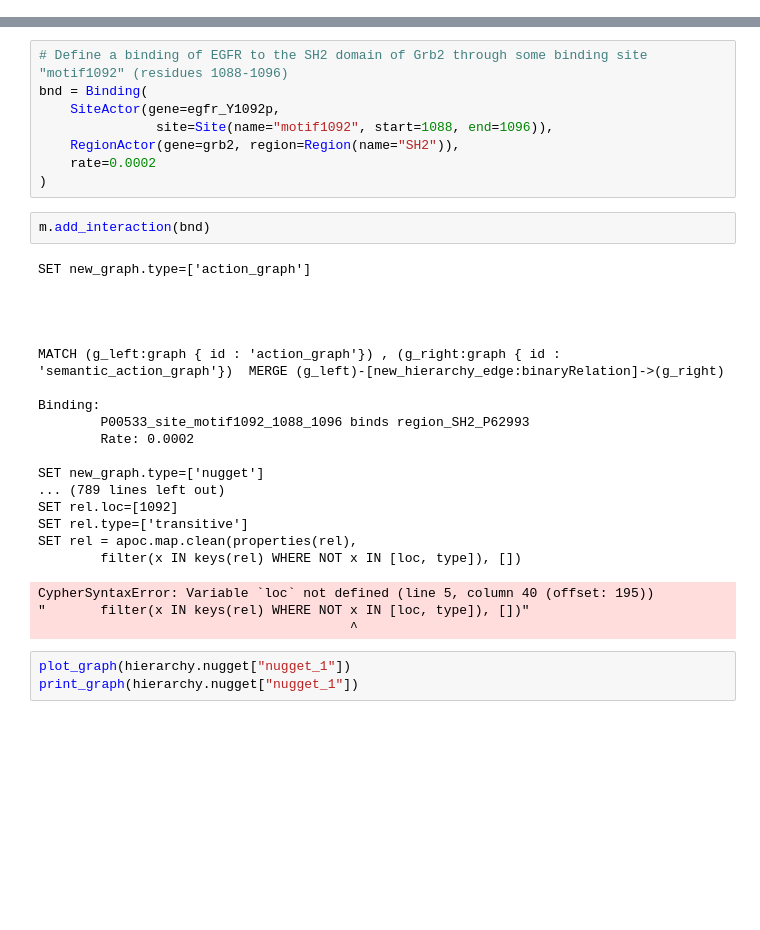
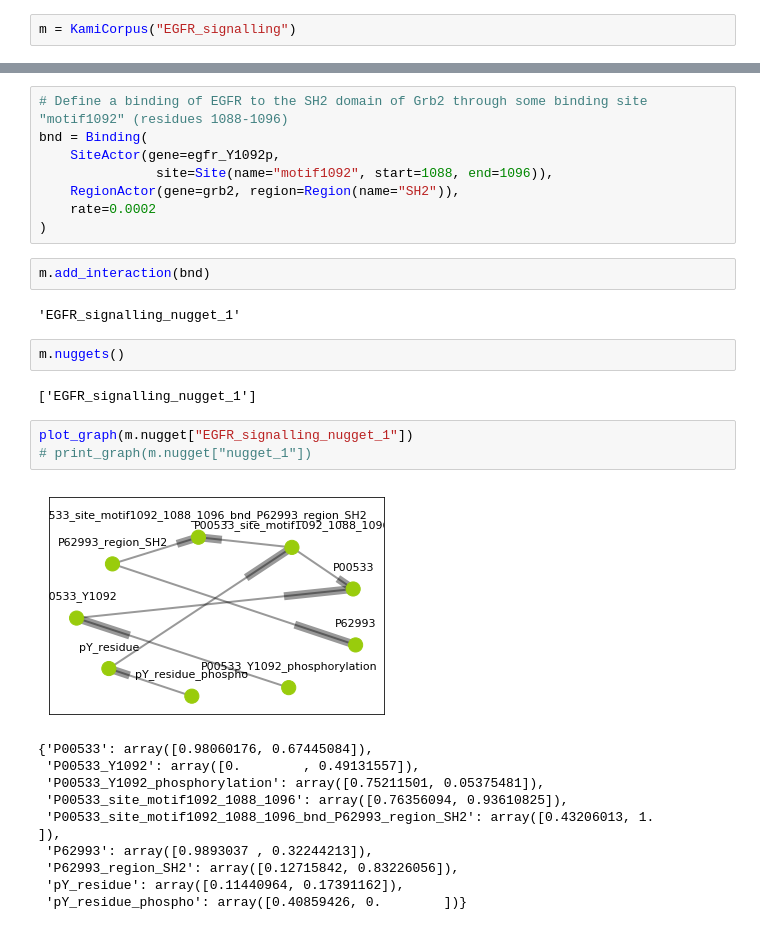
Before and after one commit to Kappa-Dev/KAMI, a Jupyter notebook: examples/KAMI_interactions.ipynb, the cells around one changed output, grey strips where cells are left out. Saved outputs shown, nothing was run; the diff lists cells and outputs as text; blank space fills up the shorter version.

```diff
--- a/examples/KAMI_interactions.ipynb
+++ b/examples/KAMI_interactions.ipynb
@@ -27,3 +4,5 @@ SET typ_phosphorylation_state.tmp=['true']
+# %%
+m = KamiCorpus("EGFR_signalling")
 # %%
 # Define a gene EGFR with phosphorylated residue Y1092
 egfr_Y1092p = Gene(
@@ -48,26 +27,22 @@ bnd = Binding(
 # %%
 m.add_interaction(bnd)
 # %% [output]
-SET new_graph.type=['action_graph']
-
-
-
-
-MATCH (g_left:graph { id : 'action_graph'}) , (g_right:graph { id : 'semantic_action_graph'})  MERGE (g_left)-[new_hierarchy_edge:binaryRelation]->(g_right)
-
-Binding:
-        P00533_site_motif1092_1088_1096 binds region_SH2_P62993
-        Rate: 0.0002
-
-SET new_graph.type=['nugget']
-... (789 lines left out)
-SET rel.loc=[1092]
-SET rel.type=['transitive']
-SET rel = apoc.map.clean(properties(rel),
-        filter(x IN keys(rel) WHERE NOT x IN [loc, type]), [])
+'EGFR_signalling_nugget_1'
-CypherSyntaxError: Variable `loc` not defined (line 5, column 40 (offset: 195))
-"       filter(x IN keys(rel) WHERE NOT x IN [loc, type]), [])"
-                                        ^
-# %%
-plot_graph(hierarchy.nugget["nugget_1"])
-print_graph(hierarchy.nugget["nugget_1"])
+# %%
+m.nuggets()
+# %% [output]
+['EGFR_signalling_nugget_1']
+# %%
+plot_graph(m.nugget["EGFR_signalling_nugget_1"])
+# print_graph(m.nugget["nugget_1"])
+# %% [output]
+[figure, added]
+{'P00533': array([0.98060176, 0.67445084]),
+ 'P00533_Y1092': array([0.        , 0.49131557]),
+ 'P00533_Y1092_phosphorylation': array([0.75211501, 0.05375481]),
+ 'P00533_site_motif1092_1088_1096': array([0.76356094, 0.93610825]),
+ 'P00533_site_motif1092_1088_1096_bnd_P62993_region_SH2': array([0.43206013, 1.        ]),
+ 'P62993': array([0.9893037 , 0.32244213]),
+ 'P62993_region_SH2': array([0.12715842, 0.83226056]),
+ 'pY_residue': array([0.11440964, 0.17391162]),
+ 'pY_residue_phospho': array([0.40859426, 0.        ])}
```
Also changed, not shown: parts of 2 cells of this notebook, 1 other file.
